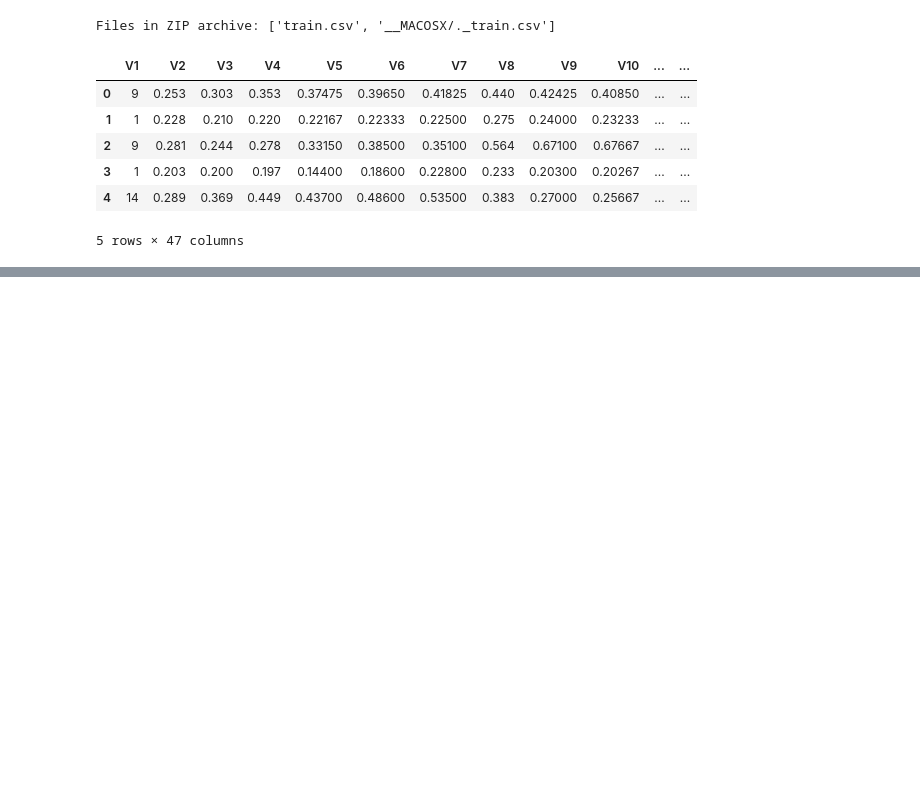
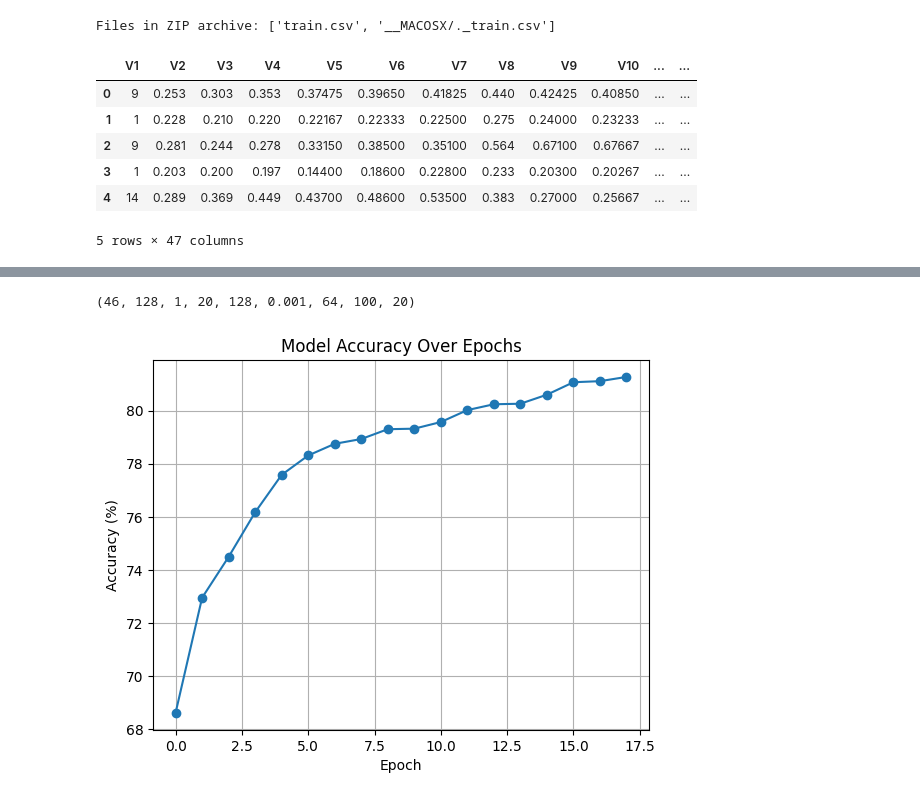
Before and after one commit to filippogiovagnini/sentinel-2_land_classification, a Jupyter notebook: LSTM.ipynb, the cells around one changed output, grey strips where cells are left out. Saved outputs shown, nothing was run; the diff lists cells and outputs as text; code cells hidden in the pictures; blank space fills up the shorter version.

```diff
--- a/LSTM.ipynb
+++ b/LSTM.ipynb
@@ -169,0 +263,26 @@ Epoch 19 best model saved with accuracy: 81.27%
+# %%
+best_params
+# %% [output]
+(46, 128, 1, 20, 128, 0.001, 64, 100, 20)
+# %%
+import matplotlib.pyplot as plt
+import numpy as np
+
+# Accuracy values extracted from the provided text
+accuracy_values = [
+    68.61, 72.95, 74.49, 76.17, 77.58, 78.31, 78.75, 78.93, 79.30, 79.32,
+    79.57, 80.02, 80.24, 80.26, 80.60, 81.07, 81.11, 81.27
+]
+
+# Create a 1D vector
+accuracy_vector = np.array(accuracy_values)
+
+# Plot the accuracy values
+plt.plot(accuracy_vector, marker='o')
+plt.title('Model Accuracy Over Epochs')
+plt.xlabel('Epoch')
+plt.ylabel('Accuracy (%)')
+plt.grid(True)
+plt.show()
+# %% [output]
+[figure, added]
```
Also changed, not shown: parts of 5 cells of this notebook, 3 other files.
